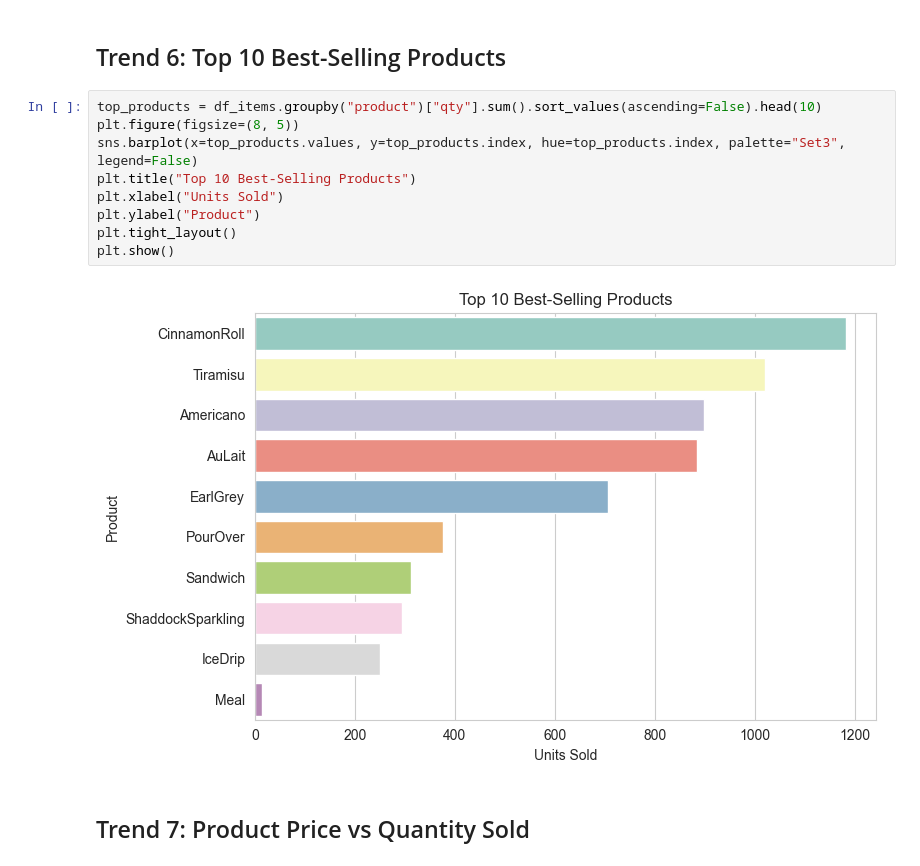
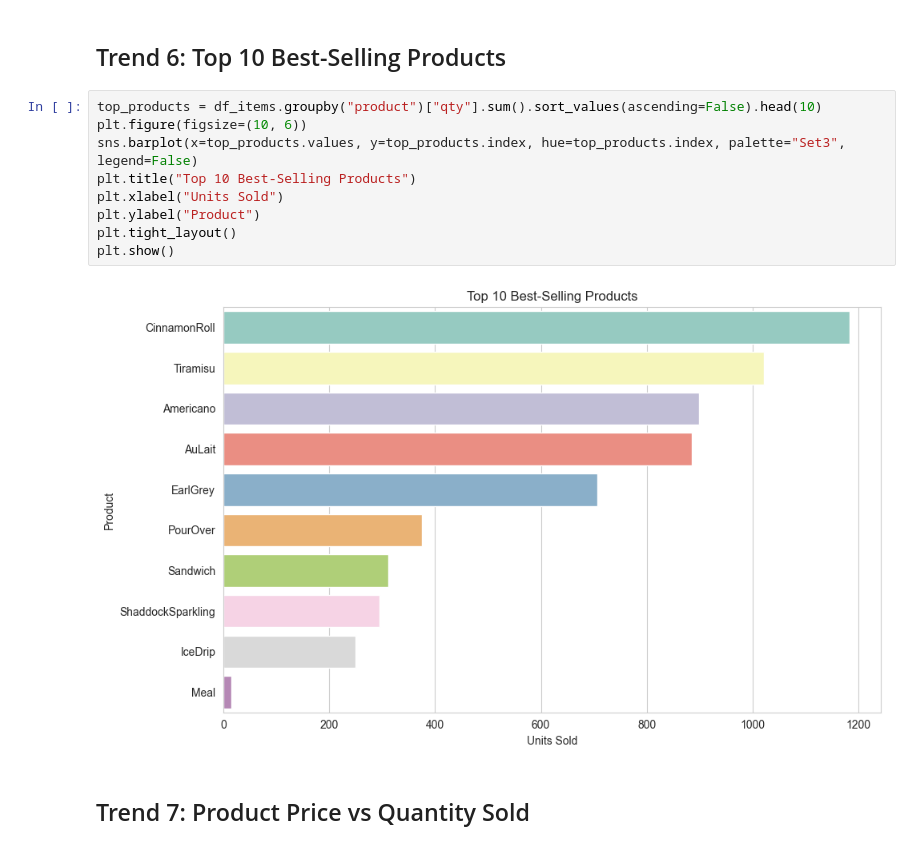
Before and after one commit to dereknir/AGCT_Cafe_Data_Analysis, a Jupyter notebook: notebooks/AGCT_analysis_visual.ipynb, the cells around one changed output. Drawn from its saved outputs; the diff is of its cells as text.

```diff
--- a/notebooks/AGCT_analysis_visual.ipynb
+++ b/notebooks/AGCT_analysis_visual.ipynb
@@ -123,15 +128,15 @@ plt.show()
 ## Trend 6: Top 10 Best-Selling Products
 # %%
 top_products = df_items.groupby("product")["qty"].sum().sort_values(ascending=False).head(10)
-plt.figure(figsize=(8, 5))
+plt.figure(figsize=(10, 6))
 sns.barplot(x=top_products.values, y=top_products.index, hue=top_products.index, palette="Set3", legend=False)
 plt.title("Top 10 Best-Selling Products")
 plt.xlabel("Units Sold")
 plt.ylabel("Product")
 plt.tight_layout()
 plt.show()
 # %% [output]
-[figure, old version]
+[figure, new version]
 # %% [markdown]
 ## Trend 7: Product Price vs Quantity Sold
 # %%
```
Also changed, not shown: parts of 8 cells of this notebook.
